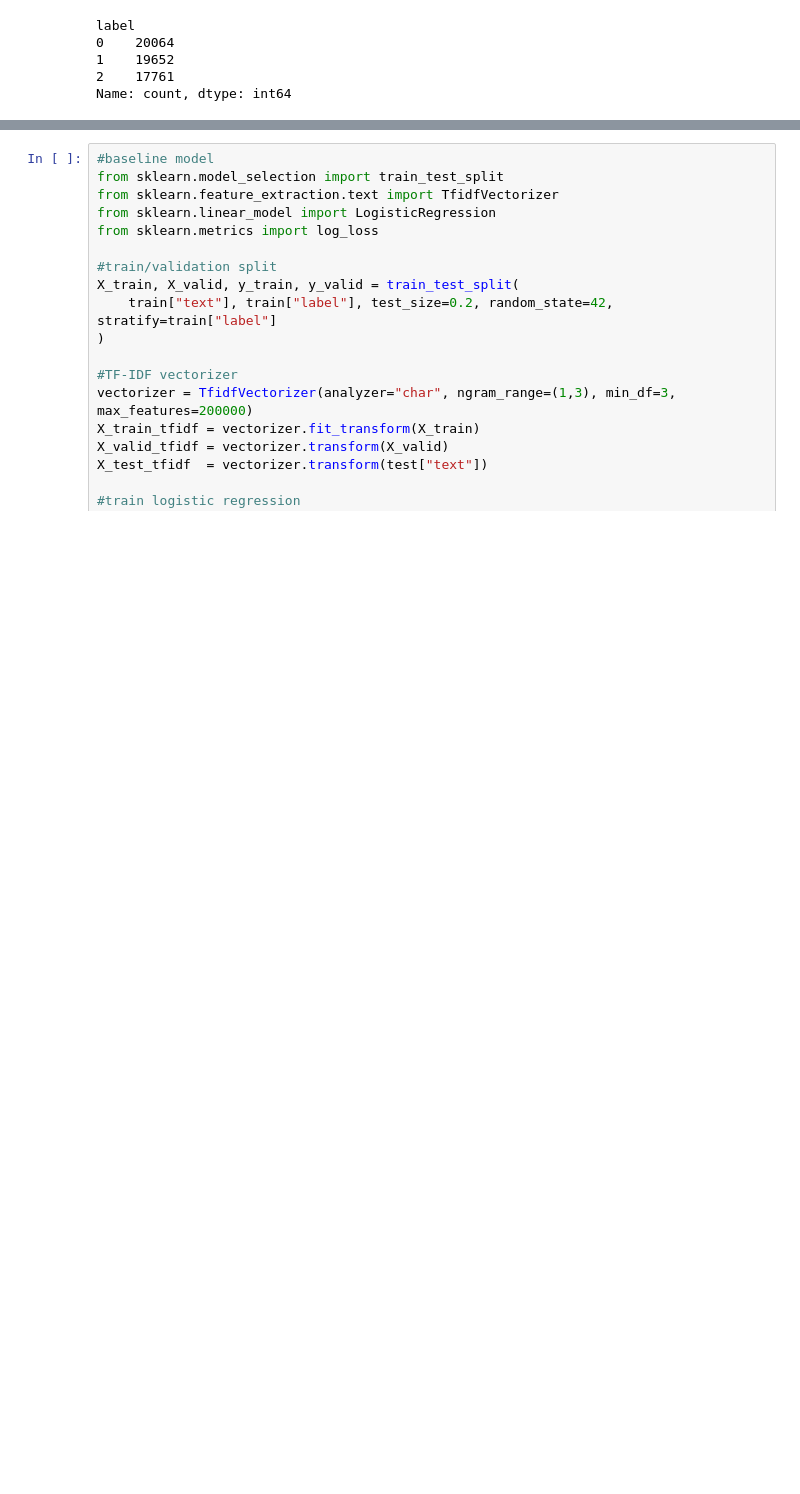
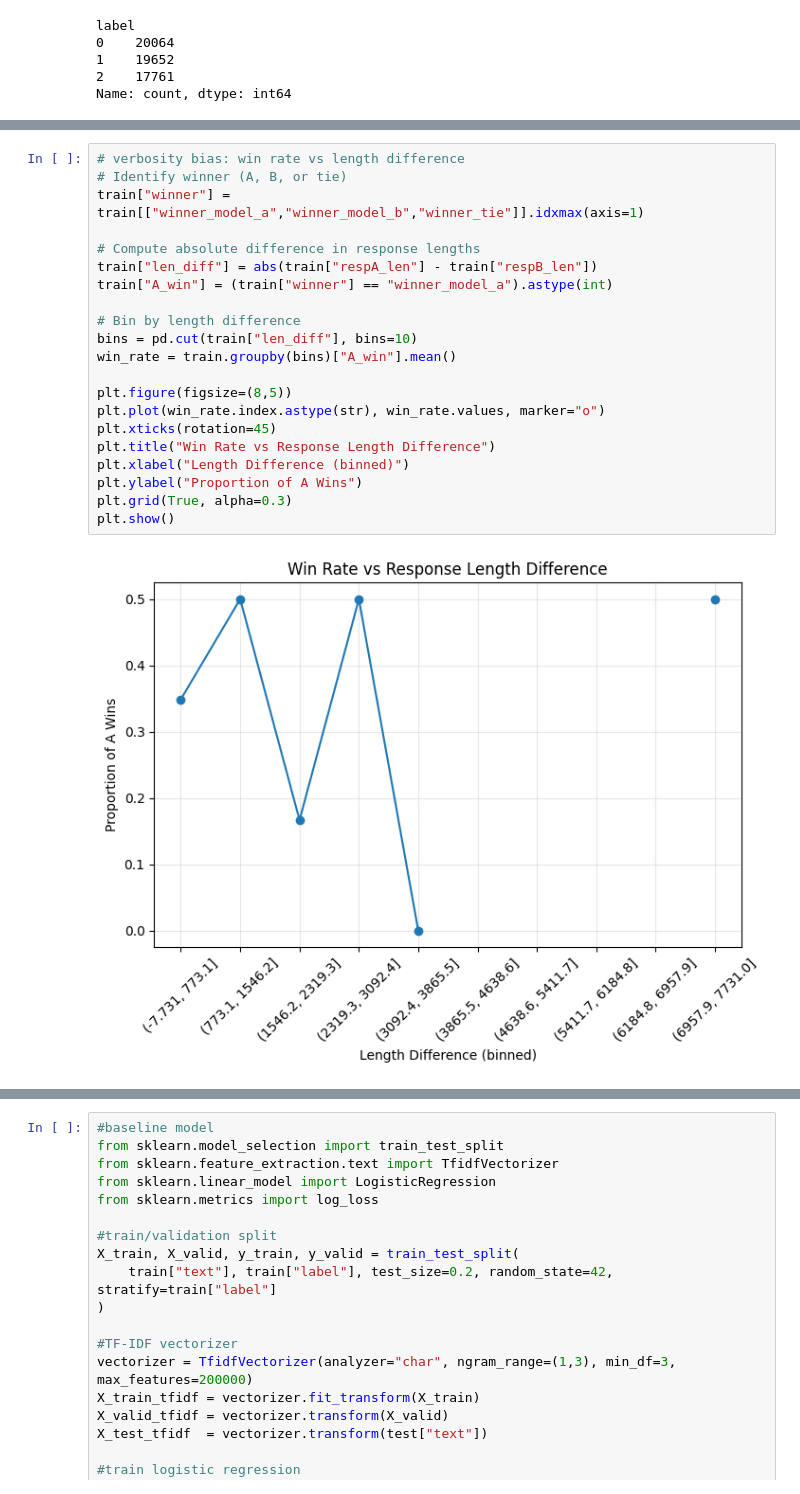
Before and after one commit to Advika07/SC4000-Machine-Learning-Group-Project, a Jupyter notebook: chatbot_arena.ipynb, the cells around one changed output, grey strips where cells are left out. Saved outputs shown, nothing was run; the diff lists cells and outputs as text; blank space fills up the shorter version.

```diff
--- a/chatbot_arena.ipynb
+++ b/chatbot_arena.ipynb
@@ -109,0 +176,23 @@ Name: count, dtype: int64
+# %%
+# verbosity bias: win rate vs length difference
+# Identify winner (A, B, or tie)
+train["winner"] = train[["winner_model_a","winner_model_b","winner_tie"]].idxmax(axis=1)
+
+# Compute absolute difference in response lengths
+train["len_diff"] = abs(train["respA_len"] - train["respB_len"])
+train["A_win"] = (train["winner"] == "winner_model_a").astype(int)
+
+# Bin by length difference
+bins = pd.cut(train["len_diff"], bins=10)
+win_rate = train.groupby(bins)["A_win"].mean()
+
+plt.figure(figsize=(8,5))
+plt.plot(win_rate.index.astype(str), win_rate.values, marker="o")
+plt.xticks(rotation=45)
+plt.title("Win Rate vs Response Length Difference")
+plt.xlabel("Length Difference (binned)")
+plt.ylabel("Proportion of A Wins")
+plt.grid(True, alpha=0.3)
+plt.show()
+# %% [output]
+[figure, added]
```
Also changed, not shown: parts of 12 cells of this notebook.
